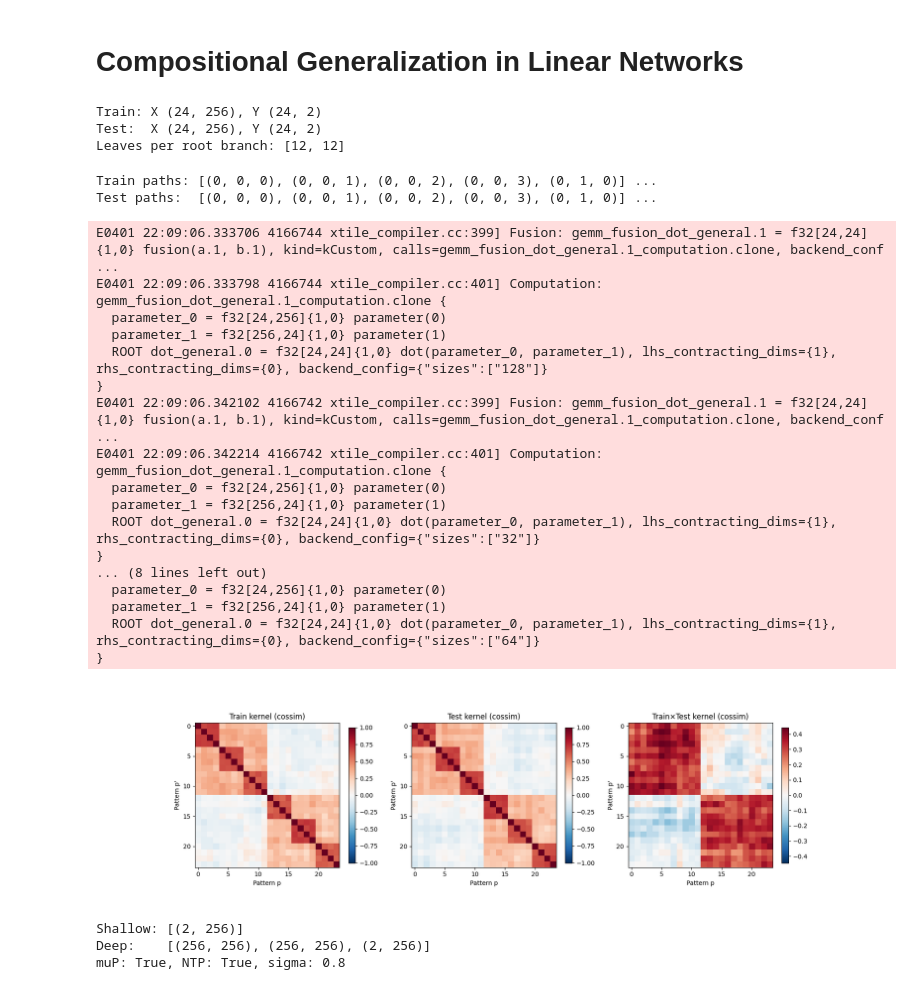
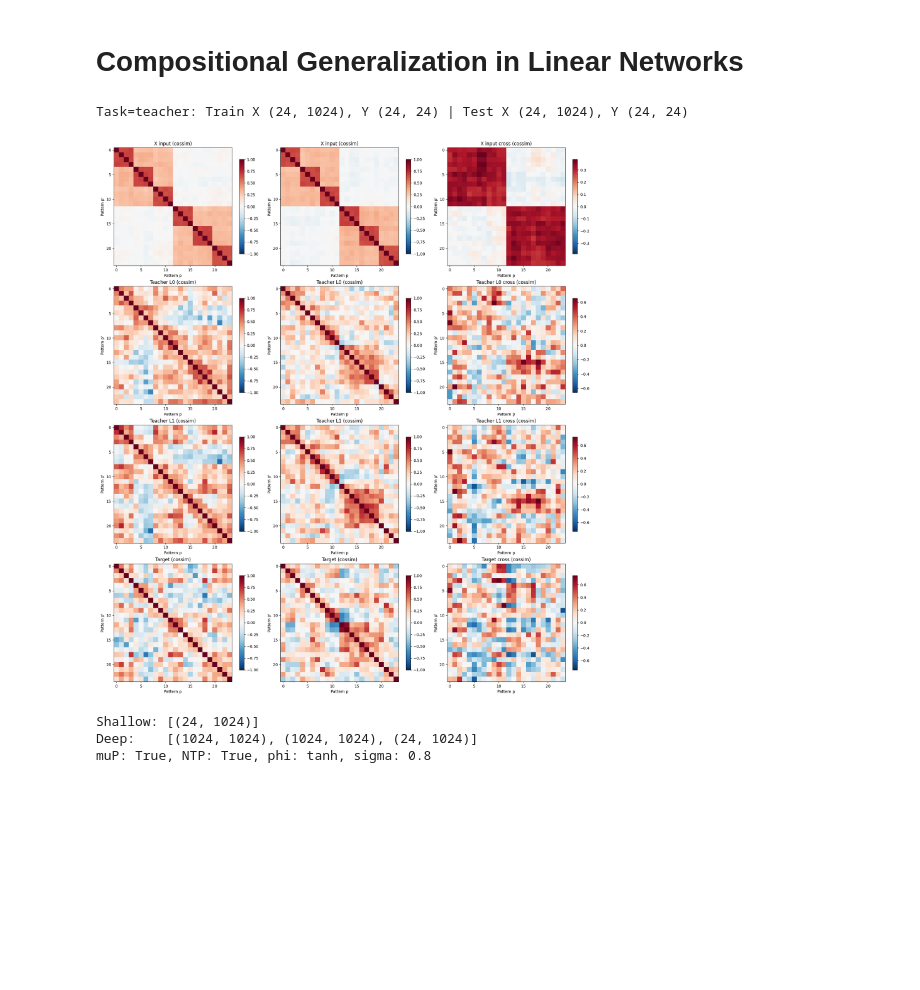
Before and after one commit to japhba/hiearchical-compositional-generalization, a Jupyter notebook: main.ipynb, the cells around one changed output. Saved outputs shown, nothing was run; the diff lists cells and outputs as text; code cells hidden in the pictures; blank space fills up the shorter version.

```diff
--- a/main.ipynb
+++ b/main.ipynb
@@ -6,8 +6,9 @@
 import jax
 import jax.numpy as jnp
 import numpy as np
+from math import prod
 
-from task import generate_brownian_tree
+from task import get_data
 from network import init_shallow, init_deep
 from network_aux import loss_fn
 from train import train
@@ -15,79 +16,50 @@ from plotting import plot_data_kernels, plot_loss_curves, plot_shallow_kernels,
 
 # Config
 BRANCHING = (2, 3, 4)
-D = 256       # observation dimension
-N = 256      # hidden width
+D = 256*4       # observation dimension
+N_LEAVES = prod(BRANCHING)
+N = 256*4      # hidden width
 KAPPA0 = 1e-1 # inverse temperature (prior / data balance)
 DS = 1e-3     # discretization step size
 S_MAX = 10000.0  # continuous training time (max_steps = s_max / ds)
 DEPTH = 3     # depth for deep network
 MUP = True   # toggle maximal update parametrization
 NTP = True    # neural tangent parameterization
+PHI = "tanh"  # activation: None (linear), "relu", "tanh", "gelu", "silu"
 SIGMA = 0.8   # O(1) scalar premultiplying init scale
 COSSIM = True # kernel metric: True=cosine similarity, False=dot product
+
+# Task — Brownian tree inputs + deep block-diagonal teacher
+TASK = "teacher"
+STEP_STD = (1.0, 1.0, 1.0)  # Brownian increment std per tree level
+TASK_KW = dict(branching=BRANCHING, dim=D, beta=10.0, step_std=STEP_STD, shared_depth=1)
 # %%
-# Generate train and test datasets (shared root, different lower-level noise)
-SHARED_DEPTH = 1
-
-X_train, Y_train, paths_train = generate_brownian_tree(
-    branching=BRANCHING, dim=D, seed_prefix=(0,), shared_depth=SHARED_DEPTH,
-)
-X_test, Y_test, paths_test = generate_brownian_tree(
-    branching=BRANCHING, dim=D, seed_prefix=(1,), shared_depth=SHARED_DEPTH,
-)
-
-print(f"Train: X {X_train.shape}, Y {Y_train.shape}")
-print(f"Test:  X {X_test.shape}, Y {Y_test.shape}")
-print(f"Leaves per root branch: {[int((Y_train.argmax(1) == i).sum()) for i in range(BRANCHING[0])]}")
+X_train, Y_train, X_test, Y_test, teacher_params = get_data(TASK, **TASK_KW)
 # %% [output]
-Train: X (24, 256), Y (24, 2)
-Test:  X (24, 256), Y (24, 2)
-Leaves per root branch: [12, 12]
+Task=teacher: Train X (24, 1024), Y (24, 24) | Test X (24, 1024), Y (24, 24)
 # %%
-# Data is already in depth-first (ultrametric) order from generation
-print(f"Train paths: {paths_train[:5]} ...")
-print(f"Test paths:  {paths_test[:5]} ...")
-
 X_tr, Y_tr = jnp.array(X_train), jnp.array(Y_train)
 X_te, Y_te = jnp.array(X_test), jnp.array(Y_test)
 
-_ = plot_data_kernels(X_train, X_test, cossim=COSSIM)
+_ = plot_data_kernels(X_train, X_test, cossim=COSSIM,
+                      teacher_params=teacher_params, beta=TASK_KW.get("beta", 1.0))
 # %% [output]
-Train paths: [(0, 0, 0), (0, 0, 1), (0, 0, 2), (0, 0, 3), (0, 1, 0)] ...
-Test paths:  [(0, 0, 0), (0, 0, 1), (0, 0, 2), (0, 0, 3), (0, 1, 0)] ...
-E0401 22:09:06.333706 4166744 xtile_compiler.cc:399] Fusion: gemm_fusion_dot_general.1 = f32[24,24]{1,0} fusion(a.1, b.1), kind=kCustom, calls=gemm_fusion_dot_general.1_computation.clone, backend_conf ...
-E0401 22:09:06.333798 4166744 xtile_compiler.cc:401] Computation: gemm_fusion_dot_general.1_computation.clone {
-  parameter_0 = f32[24,256]{1,0} parameter(0)
-  parameter_1 = f32[256,24]{1,0} parameter(1)
-  ROOT dot_general.0 = f32[24,24]{1,0} dot(parameter_0, parameter_1), lhs_contracting_dims={1}, rhs_contracting_dims={0}, backend_config={"sizes":["128"]}
-}
-E0401 22:09:06.342102 4166742 xtile_compiler.cc:399] Fusion: gemm_fusion_dot_general.1 = f32[24,24]{1,0} fusion(a.1, b.1), kind=kCustom, calls=gemm_fusion_dot_general.1_computation.clone, backend_conf ...
-E0401 22:09:06.342214 4166742 xtile_compiler.cc:401] Computation: gemm_fusion_dot_general.1_computation.clone {
-  parameter_0 = f32[24,256]{1,0} parameter(0)
-  parameter_1 = f32[256,24]{1,0} parameter(1)
-  ROOT dot_general.0 = f32[24,24]{1,0} dot(parameter_0, parameter_1), lhs_contracting_dims={1}, rhs_contracting_dims={0}, backend_config={"sizes":["32"]}
-}
-... (8 lines left out)
-  parameter_0 = f32[24,256]{1,0} parameter(0)
-  parameter_1 = f32[256,24]{1,0} parameter(1)
-  ROOT dot_general.0 = f32[24,24]{1,0} dot(parameter_0, parameter_1), lhs_contracting_dims={1}, rhs_contracting_dims={0}, backend_config={"sizes":["64"]}
-}
-[figure, old version]
+[figure, new version]
 # %%
 # Initialize networks
 key = jax.random.key(0)
 k1, k2 = jax.random.split(key)
 
-d_out = BRANCHING[0]
+d_out = Y_train.shape[-1]
 params_shallow = init_shallow(k1, D, d_out, sigma=SIGMA)
 params_deep = init_deep(k2, D, d_out, width=N, depth=DEPTH, sigma=SIGMA)
 
 print(f"Shallow: {[w.shape for w in params_shallow]}")
 print(f"Deep:    {[w.shape for w in params_deep]}")
-print(f"muP: {MUP}, NTP: {NTP}, sigma: {SIGMA}")
+print(f"muP: {MUP}, NTP: {NTP}, phi: {PHI}, sigma: {SIGMA}")
 # %% [output]
-Shallow: [(2, 256)]
-Deep:    [(256, 256), (256, 256), (2, 256)]
-muP: True, NTP: True, sigma: 0.8
+Shallow: [(24, 1024)]
+Deep:    [(1024, 1024), (1024, 1024), (24, 1024)]
+muP: True, NTP: True, phi: tanh, sigma: 0.8
 # %%
 # Train both networks on train split
```
Also changed, not shown: parts of 5 cells of this notebook, 5 other files.
